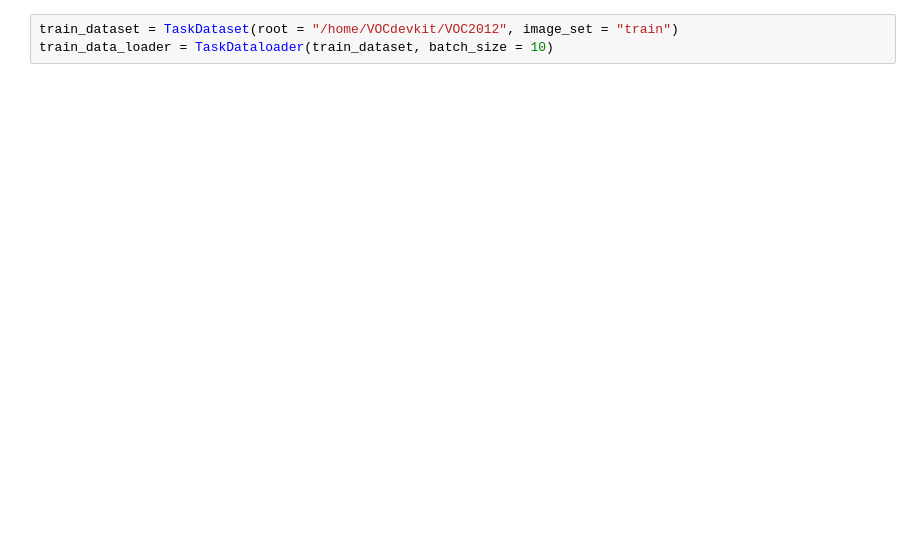
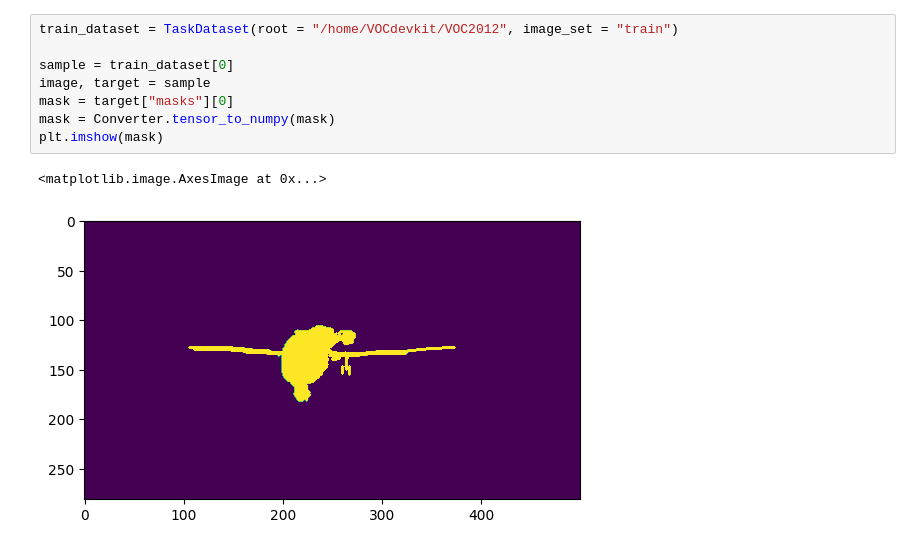
Before and after one commit to hoonisone/torch_projects, a Jupyter notebook: MaskRCNN_VOC/label.ipynb, the cells around one changed output. Cells and saved outputs as stored; diff of their text form; blank space fills up the shorter version.

Commit message:
train-val

```diff
--- a/MaskRCNN_VOC/label.ipynb
+++ b/MaskRCNN_VOC/label.ipynb
@@ -19,3 +25,11 @@ importing Jupyter notebook from MaskRCNN_VOC.ipynb
 # %%
 train_dataset = TaskDataset(root = "/home/VOCdevkit/VOC2012", image_set = "train")
-train_data_loader = TaskDataloader(train_dataset, batch_size = 10)
+
+sample = train_dataset[0]
+image, target = sample
+mask = target["masks"][0]
+mask = Converter.tensor_to_numpy(mask)
+plt.imshow(mask)
+# %% [output]
+<matplotlib.image.AxesImage at 0x...>
+[figure, added]
```
Also changed, not shown: parts of 6 cells of this notebook, 16 other files.
